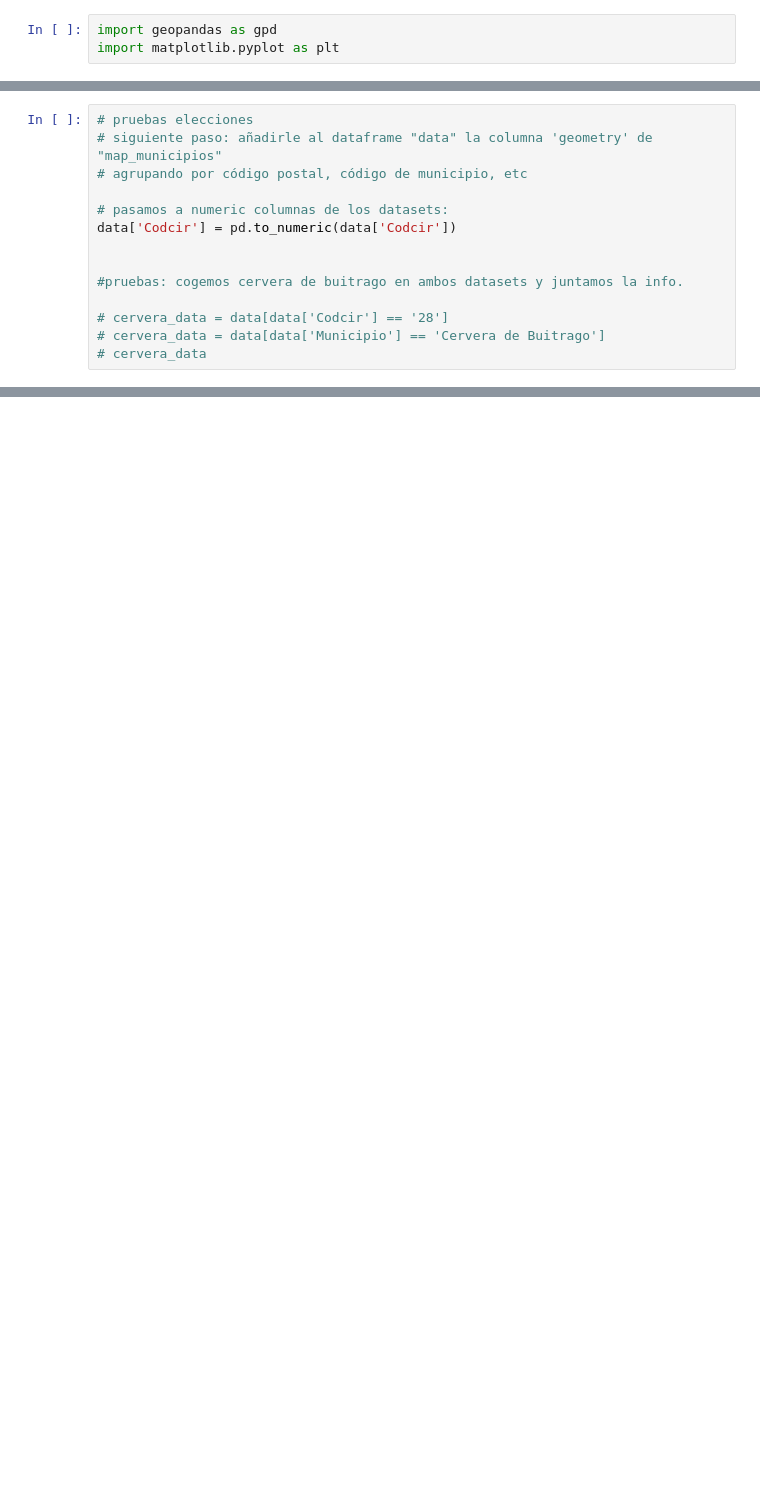
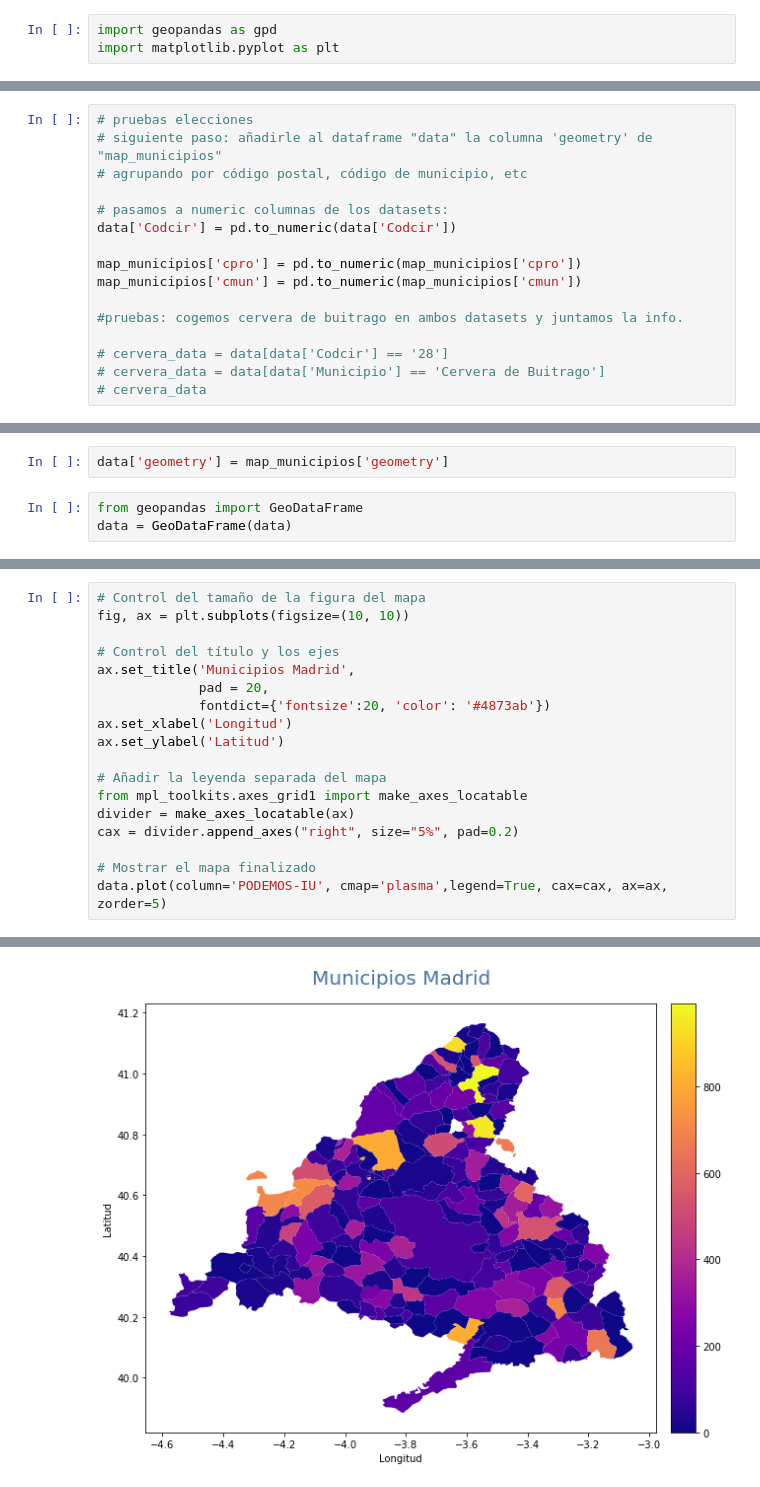
Before and after one commit to BernardoJoseLlamasVerna/Madrid_Elections_2021, a Jupyter notebook: MadridElections.ipynb, the cells around one changed output, grey strips where cells are left out. Cells and saved outputs as stored; diff of their text form; blank space fills up the shorter version.

```diff
--- a/MadridElections.ipynb
+++ b/MadridElections.ipynb
@@ -120,6 +161,8 @@ map_municipios.plot(cmap='plasma', ax=ax, zorder=5)
 # pasamos a numeric columnas de los datasets:
 data['Codcir'] = pd.to_numeric(data['Codcir'])
 
+map_municipios['cpro'] = pd.to_numeric(map_municipios['cpro'])
+map_municipios['cmun'] = pd.to_numeric(map_municipios['cmun'])
 
 #pruebas: cogemos cervera de buitrago en ambos datasets y juntamos la info.
 
@@ -128,0 +190,5 @@ data['Codcir'] = pd.to_numeric(data['Codcir'])
+# %%
+data['geometry'] = map_municipios['geometry']
+# %%
+from geopandas import GeoDataFrame
+data = GeoDataFrame(data)
@@ -128,0 +205,19 @@ data['Codcir'] = pd.to_numeric(data['Codcir'])
+# %%
+# Control del tamaño de la figura del mapa
+fig, ax = plt.subplots(figsize=(10, 10))
+
+# Control del título y los ejes
+ax.set_title('Municipios Madrid',
+             pad = 20,
+             fontdict={'fontsize':20, 'color': '#4873ab'})
+ax.set_xlabel('Longitud')
+ax.set_ylabel('Latitud')
+
+# Añadir la leyenda separada del mapa
+from mpl_toolkits.axes_grid1 import make_axes_locatable
+divider = make_axes_locatable(ax)
+cax = divider.append_axes("right", size="5%", pad=0.2)
+
+# Mostrar el mapa finalizado
+data.plot(column='PODEMOS-IU', cmap='plasma',legend=True, cax=cax, ax=ax, zorder=5)
+# %% [output]
@@ -128,0 +225 @@ data['Codcir'] = pd.to_numeric(data['Codcir'])
+[figure, added]
```
Also changed, not shown: parts of 11 cells of this notebook.
